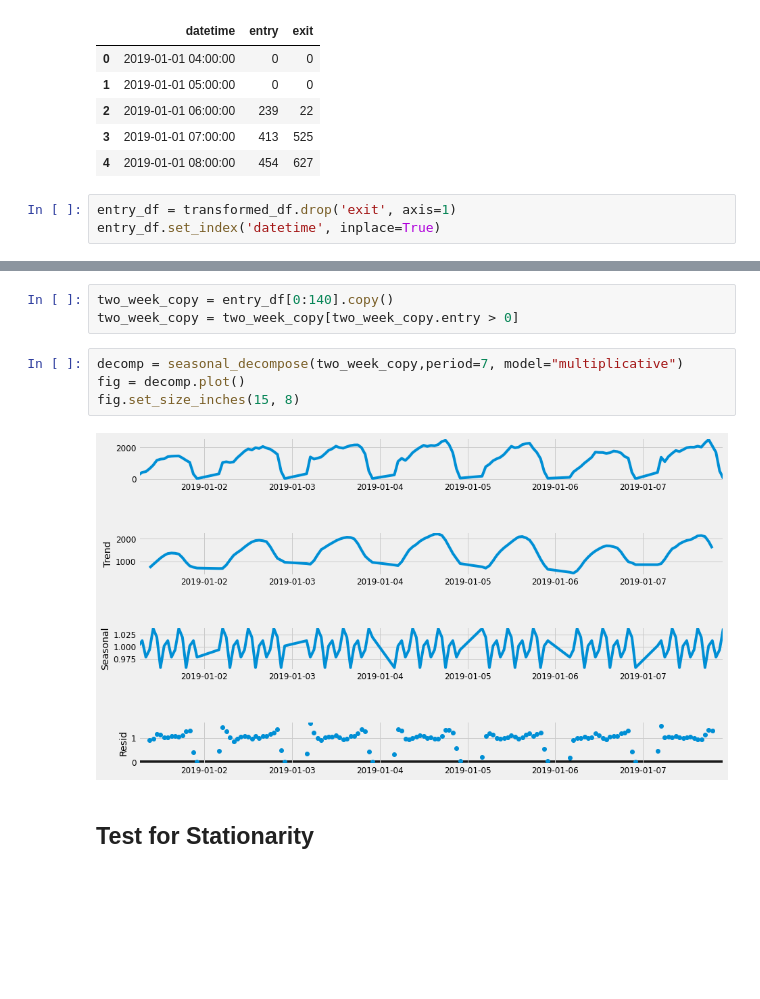
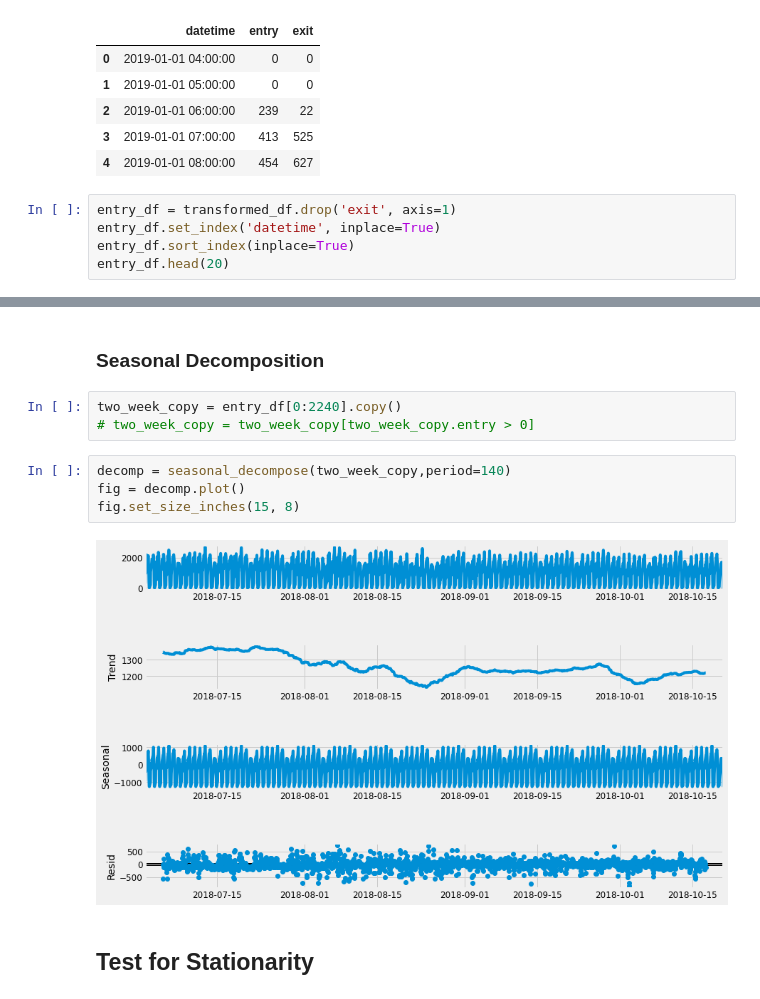
Before and after one commit to khpotenciano/mrt-recommender, a Jupyter notebook: notebooks/Ridership EDA.ipynb, the cells around one changed output, grey strips where cells are left out. Saved outputs shown, nothing was run; the diff lists cells and outputs as text; blank space fills up the shorter version.

```diff
--- a/notebooks/Ridership EDA.ipynb
+++ b/notebooks/Ridership EDA.ipynb
@@ -62,3 +63,5 @@ transformed_df.head()
 # %%
 entry_df = transformed_df.drop('exit', axis=1)
 entry_df.set_index('datetime', inplace=True)
+entry_df.sort_index(inplace=True)
+entry_df.head(20)
@@ -74,12 +94,14 @@ entry_df[0:140].plot()
+# %% [markdown]
+### Seasonal Decomposition
 # %%
-two_week_copy = entry_df[0:140].copy()
-two_week_copy = two_week_copy[two_week_copy.entry > 0]
+two_week_copy = entry_df[0:2240].copy()
+# two_week_copy = two_week_copy[two_week_copy.entry > 0]
 # %%
-decomp = seasonal_decompose(two_week_copy,period=7, model="multiplicative")
+decomp = seasonal_decompose(two_week_copy,period=140)
 fig = decomp.plot()
 fig.set_size_inches(15, 8)
 # %% [output]
-[figure, old version]
+[figure, new version]
 # %% [markdown]
 ## Test for Stationarity
 # %% [markdown]
```
Also changed, not shown: parts of 19 cells of this notebook, 1 other file.
